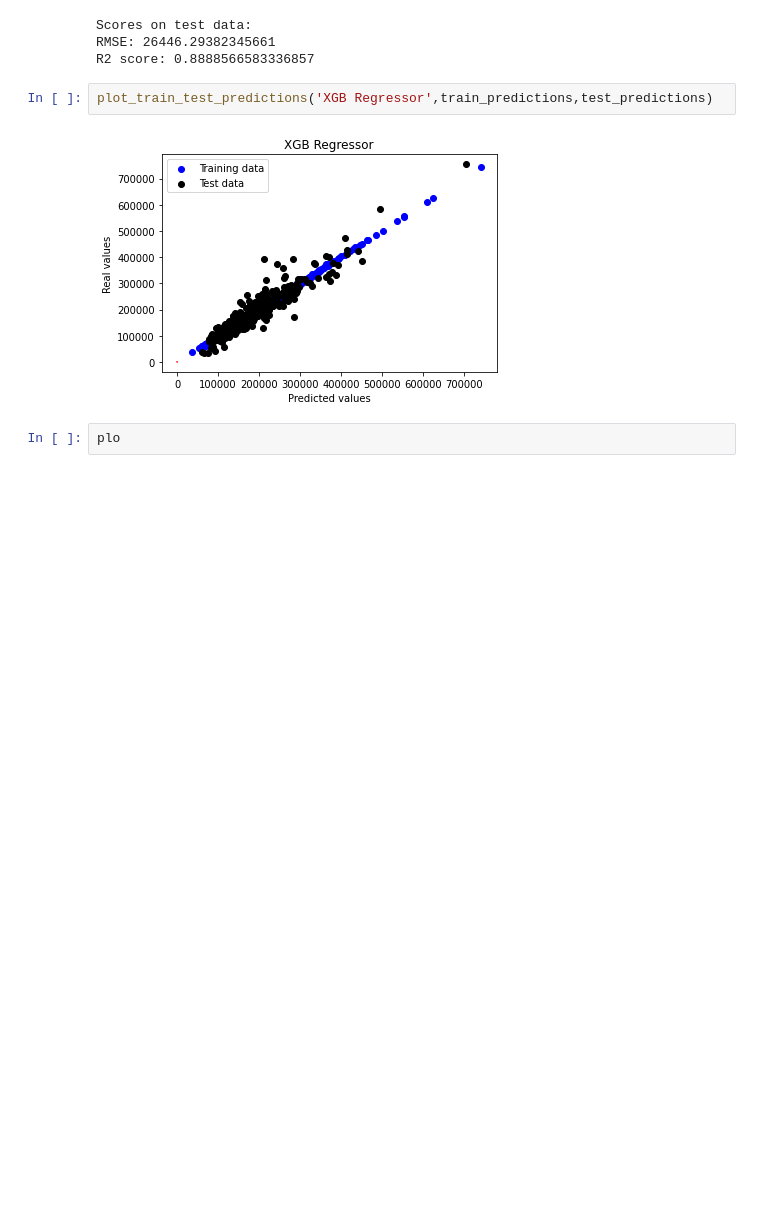
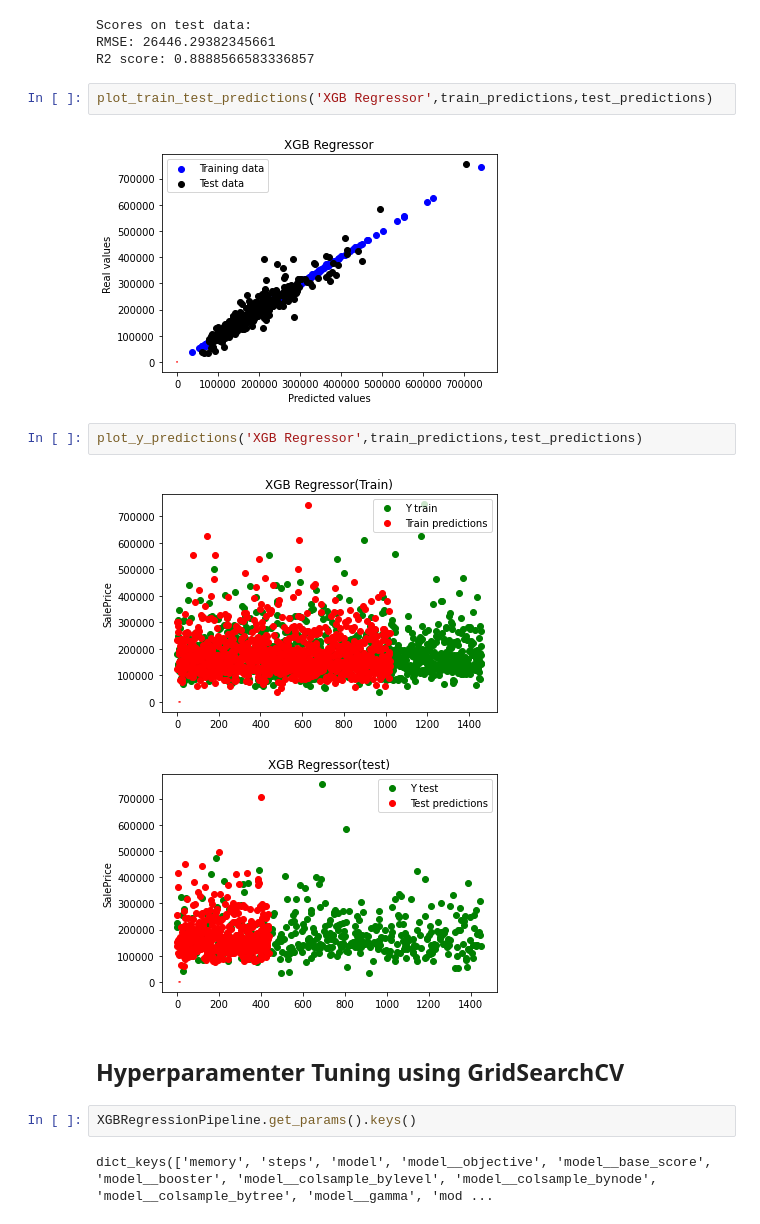
Before and after one commit to RaphaelRoriz/Machine-learning, a Jupyter notebook: housesPricesDataset/HousePricePrediction_pipeline.ipynb, the cells around one changed output. Saved outputs shown, nothing was run; the diff lists cells and outputs as text; blank space fills up the shorter version.

```diff
--- a/housesPricesDataset/HousePricePrediction_pipeline.ipynb
+++ b/housesPricesDataset/HousePricePrediction_pipeline.ipynb
@@ -373,5 +325,14 @@ R2 score: 0.8888566583336857
 plot_train_test_predictions('XGB Regressor',train_predictions,test_predictions)
 # %% [output]
 [figure]
-# %%
-plo
+# %%
+plot_y_predictions('XGB Regressor',train_predictions,test_predictions)
+# %% [output]
+[figure, added]
+[figure, added]
+# %% [markdown]
+## Hyperparamenter Tuning using GridSearchCV
+# %%
+XGBRegressionPipeline.get_params().keys()
+# %% [output]
+dict_keys(['memory', 'steps', 'model', 'model__objective', 'model__base_score', 'model__booster', 'model__colsample_bylevel', 'model__colsample_bynode', 'model__colsample_bytree', 'model__gamma', 'mod ...
```
Also changed, not shown: parts of 29 cells of this notebook.
